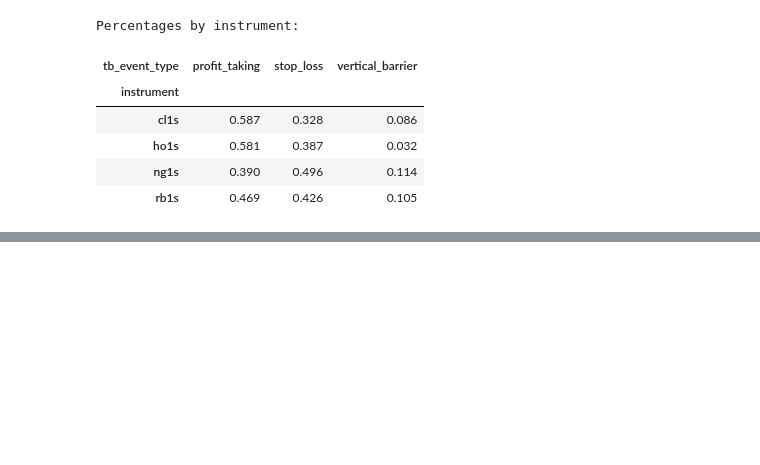
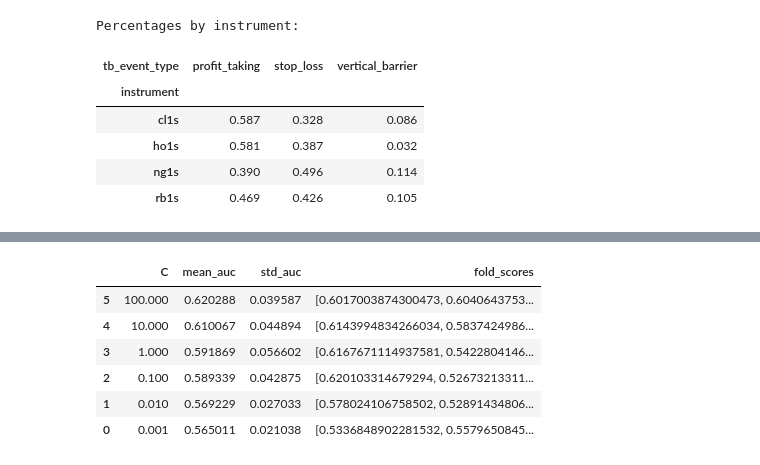
Before and after one commit to garancedvn/Systematic-Trading, a Jupyter notebook: coursework.ipynb, the cells around one changed output, grey strips where cells are left out. Saved outputs shown, nothing was run; the diff lists cells and outputs as text; code cells hidden in the pictures; blank space fills up the shorter version.

Commit message:
update phase 4

```diff
--- a/coursework.ipynb
+++ b/coursework.ipynb
@@ -1830,3 +1830,10 @@ display(split_summary)
 | ho1s | 645 | 516 | 129 | 2020-01-03 00:00:00 | 2021-12-30 00:00:00 | 2021-12-31 00:00:00 | 2022-06-30 00:00:00 |
 | rb1s | 645 | 516 | 129 | 2020-01-03 00:00:00 | 2021-12-30 00:00:00 | 2021-12-31 00:00:00 | 2022-06-30 00:00:00 |
 | ng1s | 645 | 516 | 129 | 2020-01-03 00:00:00 | 2021-12-30 00:00:00 | 2021-12-31 00:00:00 | 2022-06-30 00:00:00 |
+# %%
+# Global conservative train/test cutoff across instruments
+global_train_end_date = min(
+    info["train_end"] for info in signal_split_info.values()
+)
+
+print("Global train_end_date:", global_train_end_date)
@@ -1882,7 +1891,7 @@ for instrument in ENERGY_INSTRUMENTS:
     # Train/test cutoff
     # --------------------------------------------------------
 
-    train_end_date = signal_split_info[instrument]["train_end"]
+    train_end_date = global_train_end_date
 
     train_mask = instrument_df["date"] <= train_end_date
 
@@ -3751,0 +4433,64 @@ Percentages by instrument:
+# %%
+# ============================================================
+# Phase 4.10 — Ridge Logistic Regression Tuning with Purged CV
+# ============================================================
+
+C_grid = [0.001, 0.01, 0.1, 1, 10, 100]
+
+ridge_cv_results = []
+
+for C in C_grid:
+    fold_scores = []
+
+    for fold_id, (tr_idx, val_idx) in enumerate(cv_splits, start=1):
+
+        X_tr = X_train_val.iloc[tr_idx].copy()
+        y_tr = y_train_val.iloc[tr_idx].copy()
+        X_val = X_train_val.iloc[val_idx].copy()
+        y_val = y_train_val.iloc[val_idx].copy()
+
+        model = Pipeline(
+            steps=[
+                ("preprocessor", scaled_preprocessor),
+                (
+                    "classifier",
+                    LogisticRegression(
+                        C=C,
+                        class_weight="balanced",
+                        max_iter=5000,
+                        random_state=42
+                    )
+                )
+            ]
+        )
+
+        model.fit(X_tr, y_tr)
+
+        y_val_proba = model.predict_proba(X_val)[:, 1]
+        auc = roc_auc_score(y_val, y_val_proba)
+
+        fold_scores.append(auc)
+
+    ridge_cv_results.append(
+        {
+            "C": C,
+            "mean_auc": np.mean(fold_scores),
+            "std_auc": np.std(fold_scores),
+            "fold_scores": fold_scores
+        }
+    )
+
+ridge_cv_results_df = pd.DataFrame(ridge_cv_results)
+
+display(
+    ridge_cv_results_df
+    .sort_values("mean_auc", ascending=False)
+)
+# %% [output]
+|  | C | mean_auc | std_auc | fold_scores |
+| 5 | 100.000 | 0.620288 | 0.039587 | [0.6017003874300473, 0.6040643753... |
+| 4 | 10.000 | 0.610067 | 0.044894 | [0.6143994834266034, 0.5837424986... |
+| 3 | 1.000 | 0.591869 | 0.056602 | [0.6167671114937581, 0.5422804146... |
+| 2 | 0.100 | 0.589339 | 0.042875 | [0.620103314679294, 0.52673213311... |
+| 1 | 0.010 | 0.569229 | 0.027033 | [0.578024106758502, 0.52891434806... |
+| 0 | 0.001 | 0.565011 | 0.021038 | [0.5336848902281532, 0.5579650845... |
```
Also changed, not shown: parts of 37 cells of this notebook.
